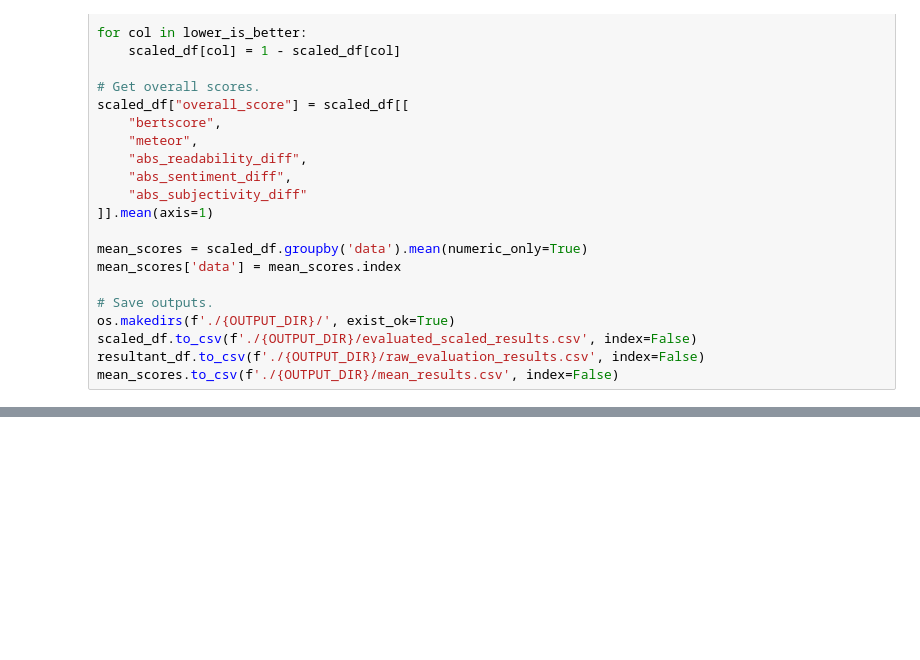
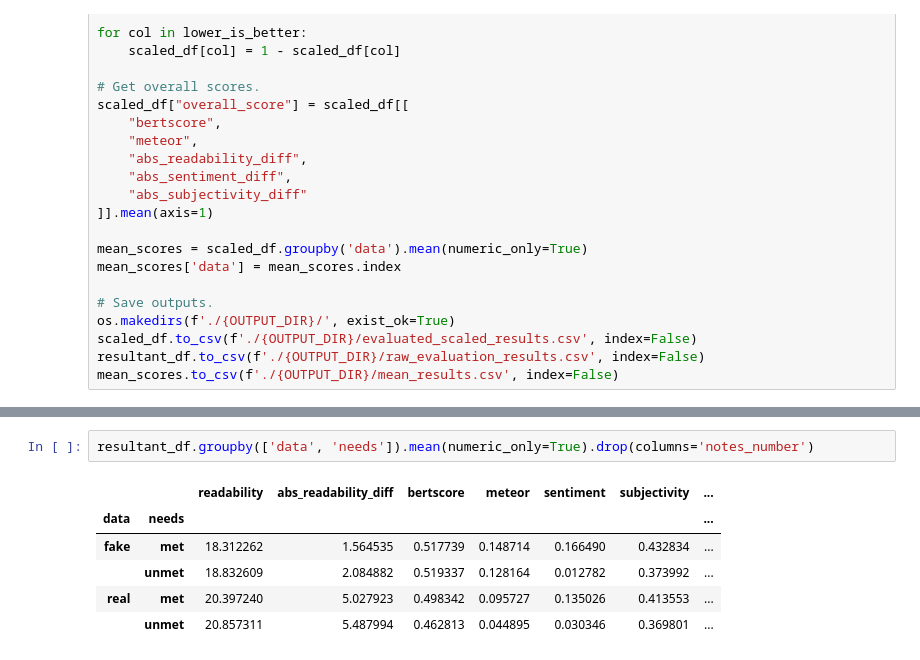
Before and after one commit to isabel-ronan/localSyntheticData, a Jupyter notebook: palliativeCareNotesRealVsFake_syntheticNotesLocal/analyseOutputs.ipynb, the cells around one changed output, grey strips where cells are left out. Drawn from its saved outputs; the diff is of its cells as text; blank space fills up the shorter version.

```diff
--- a/palliativeCareNotesRealVsFake_syntheticNotesLocal/analyseOutputs.ipynb
+++ b/palliativeCareNotesRealVsFake_syntheticNotesLocal/analyseOutputs.ipynb
@@ -205,0 +237,9 @@ mean_scores
+# %%
+resultant_df.groupby(['data', 'needs']).mean(numeric_only=True).drop(columns='notes_number')
+# %% [output]
+|  |  | readability | abs_readability_diff | bertscore | meteor | sentiment | subjectivity | ... |
+| data | needs |  |  |  |  |  |  | ... |
+| fake | met | 18.312262 | 1.564535 | 0.517739 | 0.148714 | 0.166490 | 0.432834 | ... |
+|  | unmet | 18.832609 | 2.084882 | 0.519337 | 0.128164 | 0.012782 | 0.373992 | ... |
+| real | met | 20.397240 | 5.027923 | 0.498342 | 0.095727 | 0.135026 | 0.413553 | ... |
+|  | unmet | 20.857311 | 5.487994 | 0.462813 | 0.044895 | 0.030346 | 0.369801 | ... |
```
Also changed, not shown: parts of 8 cells of this notebook, 30 other files.
